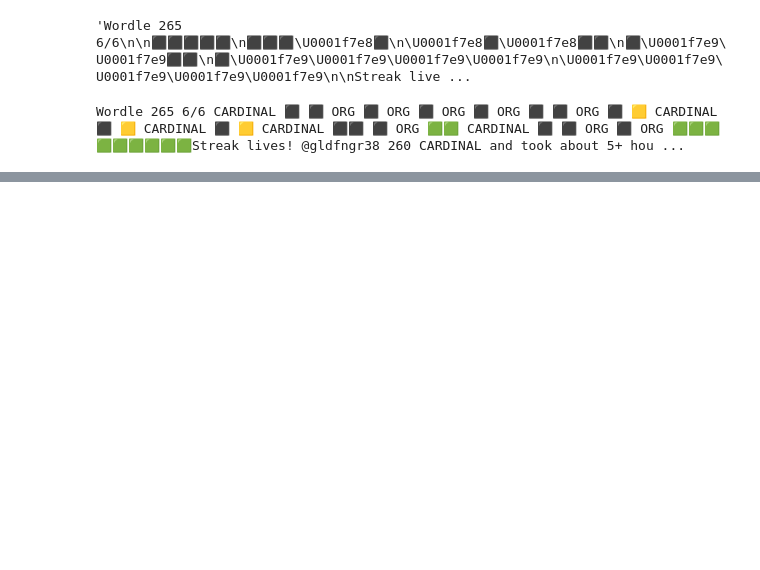
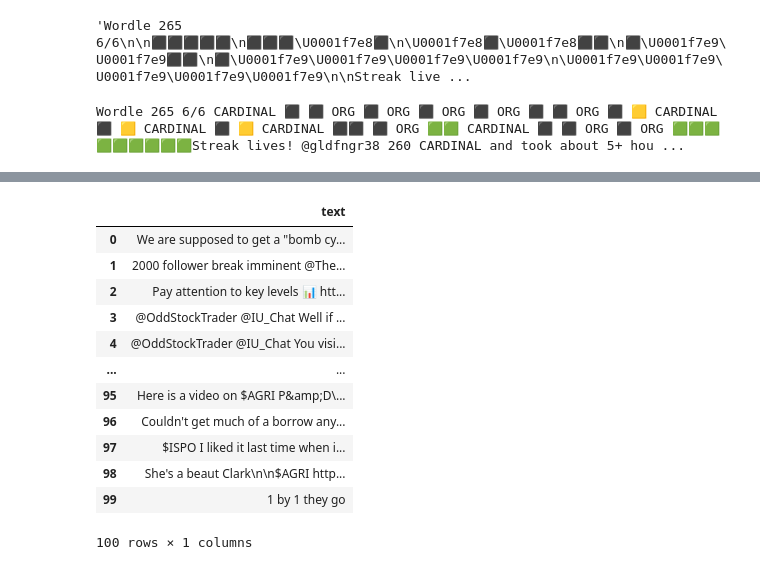
Before and after one commit to StrawhatRA/NLP-Tweet-Investor, a Jupyter notebook: twitter_api/final_twitter_tweet_lookup.ipynb, the cells around one changed output, grey strips where cells are left out. Cells and saved outputs as stored; diff of their text form; code cells hidden in the pictures; blank space fills up the shorter version.

```diff
--- a/twitter_api/final_twitter_tweet_lookup.ipynb
+++ b/twitter_api/final_twitter_tweet_lookup.ipynb
@@ -557,0 +626,17 @@ print(df[df['id'].str.contains('1502690263306846215'and '1502347887795224590' an
+# %%
+agent2 = df2[['text']].copy()
+agent2
+# %% [output]
+|  | text |
+| 0 | We are supposed to get a "bomb cy... |
+| 1 | 2000 follower break imminent @The... |
+| 2 | Pay attention to key levels 📊 htt... |
+| 3 | @OddStockTrader @IU_Chat Well if ... |
+| 4 | @OddStockTrader @IU_Chat You visi... |
+| ... | ... |
+| 95 | Here is a video on $AGRI P&amp;D\... |
+| 96 | Couldn't get much of a borrow any... |
+| 97 | $ISPO I liked it last time when i... |
+| 98 | She's a beaut Clark\n\n$AGRI http... |
+| 99 | 1 by 1 they go |
+100 rows × 1 columns
```
Also changed, not shown: parts of 27 cells of this notebook, 4 other files.
